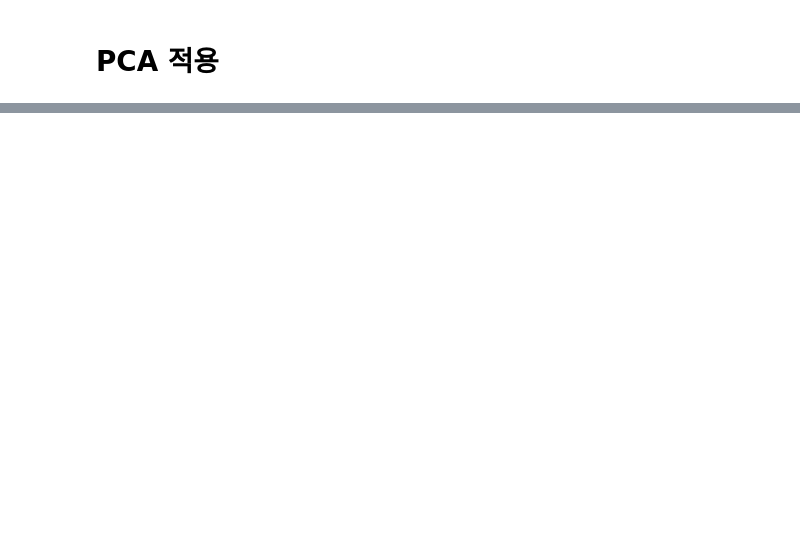
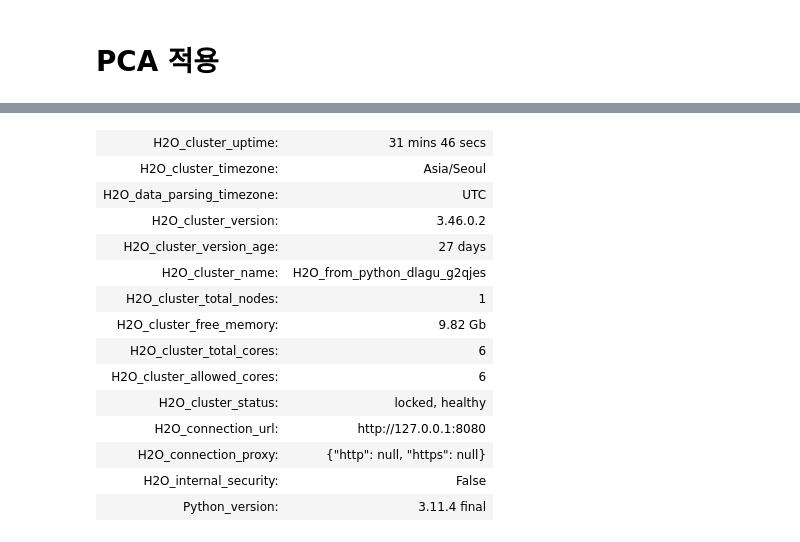
Before and after one commit to Burugi/2024-weather-data-contest, a Jupyter notebook: Data_preprocessing2.ipynb, the cells around one changed output, grey strips where cells are left out. Saved outputs shown, nothing was run; the diff lists cells and outputs as text; code cells hidden in the pictures; blank space fills up the shorter version.

```diff
--- a/Data_preprocessing2.ipynb
+++ b/Data_preprocessing2.ipynb
@@ -14,2 +33,2 @@ Error:
 # %%
-sample_df=df['fog_train.vis1']<20000
+sampled_df=df[df['fog_train.vis1']<2000]
@@ -18,6 +35,6 @@ Error:
 # %%
-# 각 클래스별로 10% 샘플링
-sampled_df = df.groupby('fog_train.class', group_keys=False).apply(lambda x: x.sample(frac=0.1))
+# # 각 클래스별로 10% 샘플링
+# sampled_df = df.groupby('fog_train.class', group_keys=False).apply(lambda x: x.sample(frac=0.1))
 
-# 샘플링된 데이터 저장
-sampled_df.to_csv('Data//sampled_train.csv', index=False)
+# # 샘플링된 데이터 저장
+# sampled_df.to_csv('Data//sampled_train.csv', index=False)
@@ -85,3 +141,4 @@ Error:
 # %%
 # 'fog_train.year', 'fog_train.month', 'fog_train.day', 'fog_train.stn_id' 열 삭제
-cleaned_data.drop(columns=['fog_train.day', 'fog_train.stn_id','fog_train.minute','fog_train.class'], inplace=True)
+# 'fog_train.class' -> 나중에 사용
+cleaned_data.drop(columns=['fog_train.day', 'fog_train.stn_id','fog_train.minute'], inplace=True)
@@ -154,0 +249,65 @@ Error:
+# %%
+# 데이터 분리
+X1 = X_ohe_encoded.drop(columns=['fog_train.vis1','fog_train.class'])
+y1 = X_ohe_encoded['fog_train.vis1']
+# %%
+import h2o
+from h2o.automl import H2OAutoML
+import pandas as pd
+from sklearn.model_selection import train_test_split
+
+# H2O 서버 시작
+h2o.init(
+    # nthreads=-1, -> utf-8 오류로 가장한 인터넷 서버 문제제
+    max_mem_size=10,
+    ip="127.0.0.1",
+    port="8080"
+)
+
+# 데이터 분할
+X_train, X_test, y_train, y_test = train_test_split(X1, y1, test_size=0.2, random_state=42)
+
+# 학습 및 테스트 데이터를 H2O 프레임으로 변환
+train = pd.concat([X_train, y_train], axis=1)
+test = pd.concat([X_test, y_test], axis=1)
+
+# H2O 프레임으로 변환
+train_h2o = h2o.H2OFrame(train)
+test_h2o = h2o.H2OFrame(test)
+
+# 특성과 타겟 변수 설정
+x = train_h2o.columns
+y = 'fog_train.vis1'
+x.remove(y)
+
+# H2O AutoML 모델 학습
+aml = H2OAutoML(max_runtime_secs=360, seed=42, project_name='fog_train_regression')
+aml.train(x=x, y=y, training_frame=train_h2o)
+
+# 모델 리더보드 출력
+lb = aml.leaderboard
+print(lb)
+
+# 베스트 모델
+best_model = aml.leader
+print(best_model)
+
+
+# 모델 성능 평가
+perf = best_model.model_performance(test_h2o)
+
+# 평가 척도 출력
+rmse = perf.rmse()
+mae = perf.mae()
+r2 = perf.r2()
+
+print(f"RMSE: {rmse}")
+print(f"MAE: {mae}")
+print(f"R²: {r2}")
+
+
+# 테스트 데이터에 대한 예측
+preds = best_model.predict(test_h2o)
+preds = h2o.as_list(preds)  # H2O 프레임을 pandas 데이터프레임으로 변환
+y_pred_01 = preds['predict']  # 예측된 값 가져오기
+# %% [output]
@@ -154,0 +315,15 @@ Error:
+| H2O_cluster_uptime: | 31 mins 46 secs |
+| H2O_cluster_timezone: | Asia/Seoul |
+| H2O_data_parsing_timezone: | UTC |
+| H2O_cluster_version: | 3.46.0.2 |
+| H2O_cluster_version_age: | 27 days |
+| H2O_cluster_name: | H2O_from_python_dlagu_g2qjes |
+| H2O_cluster_total_nodes: | 1 |
+| H2O_cluster_free_memory: | 9.82 Gb |
+| H2O_cluster_total_cores: | 6 |
+| H2O_cluster_allowed_cores: | 6 |
+| H2O_cluster_status: | locked, healthy |
+| H2O_connection_url: | http://127.0.0.1:8080 |
+| H2O_connection_proxy: | {"http": null, "https": null} |
+| H2O_internal_security: | False |
+| Python_version: | 3.11.4 final |
```
Also changed, not shown: parts of 31 cells of this notebook, 1 other file.
